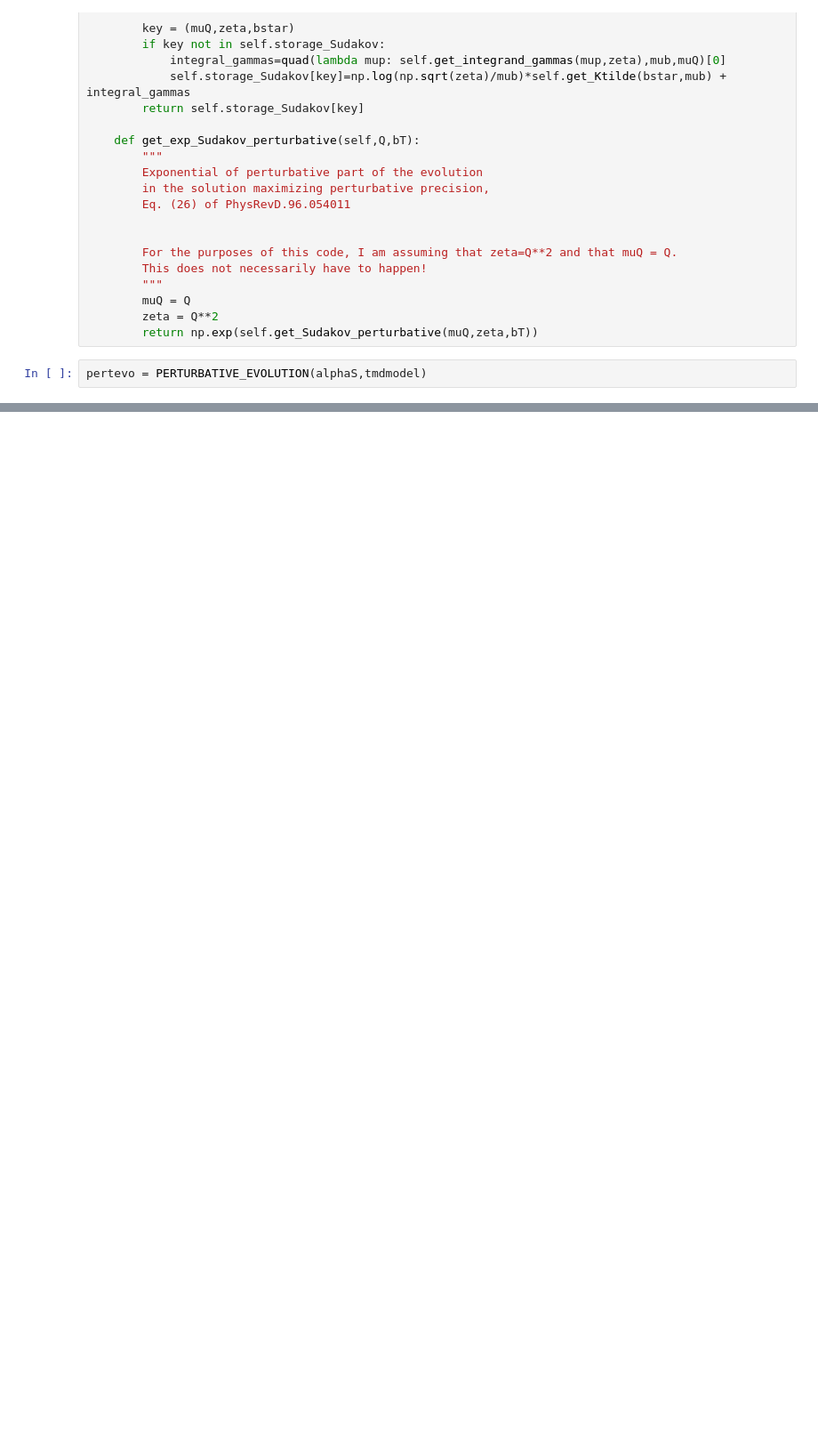
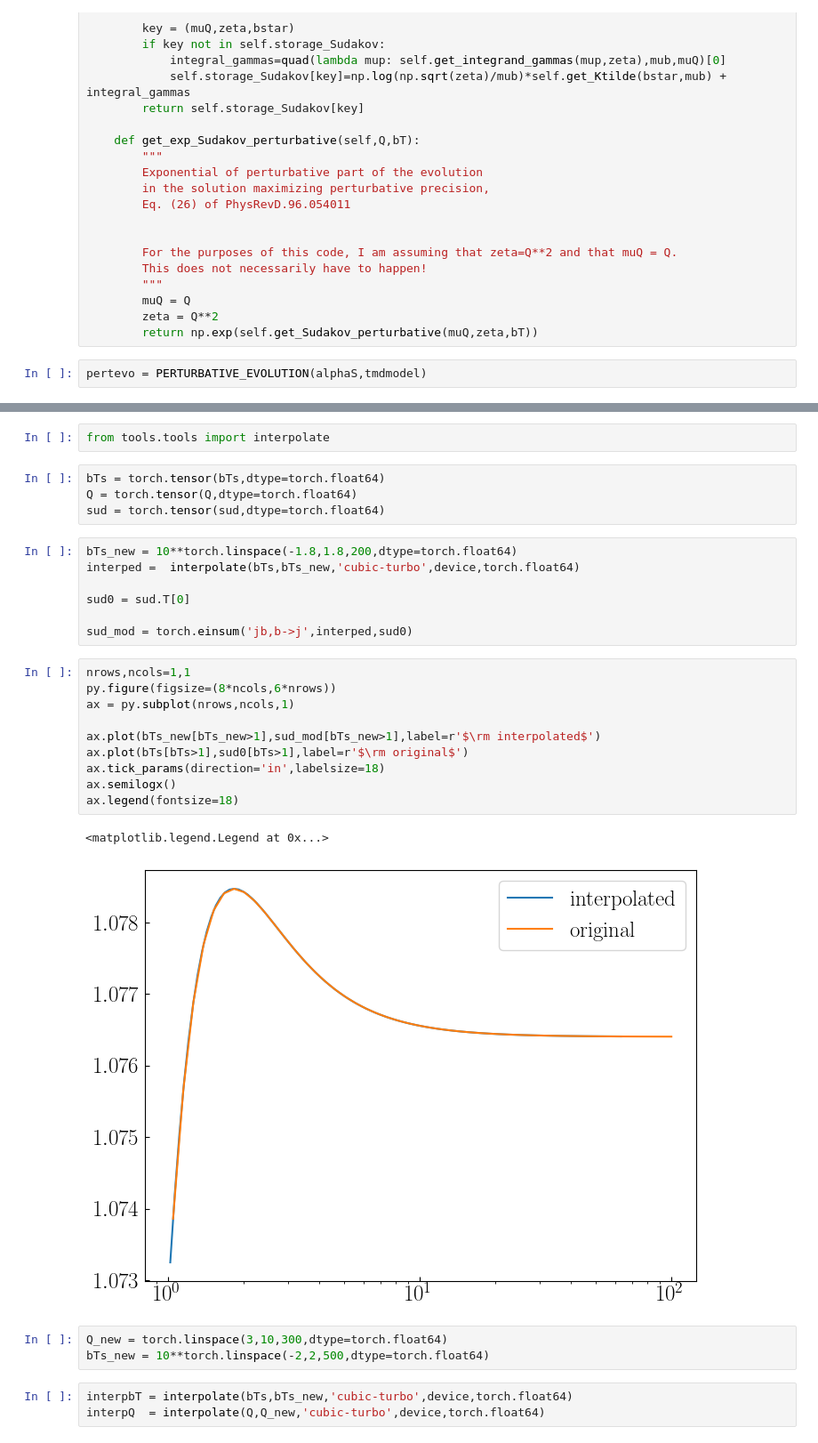
Before and after one commit to quantom-collab/tmd, a Jupyter notebook: OPE_EVO_notorch.ipynb, the cells around one changed output, grey strips where cells are left out. Shown: that part at 89% size. Saved outputs shown, nothing was run; the diff lists cells and outputs as text; blank space fills up the shorter version.

Commit message:
adding interpolator capabilities

```diff
--- a/OPE_EVO_notorch.ipynb
+++ b/OPE_EVO_notorch.ipynb
@@ -700,0 +706,32 @@ ax.tick_params(direction='in',labelsize=18,which='both',axis='both')
+# %%
+from tools.tools import interpolate
+# %%
+bTs = torch.tensor(bTs,dtype=torch.float64)
+Q = torch.tensor(Q,dtype=torch.float64)
+sud = torch.tensor(sud,dtype=torch.float64)
+# %%
+bTs_new = 10**torch.linspace(-1.8,1.8,200,dtype=torch.float64)
+interped =  interpolate(bTs,bTs_new,'cubic-turbo',device,torch.float64)
+
+sud0 = sud.T[0]
+
+sud_mod = torch.einsum('jb,b->j',interped,sud0)
+# %%
+nrows,ncols=1,1
+py.figure(figsize=(8*ncols,6*nrows))
+ax = py.subplot(nrows,ncols,1)
+
+ax.plot(bTs_new[bTs_new>1],sud_mod[bTs_new>1],label=r'$\rm interpolated$')
+ax.plot(bTs[bTs>1],sud0[bTs>1],label=r'$\rm original$')
+ax.tick_params(direction='in',labelsize=18)
+ax.semilogx()
+ax.legend(fontsize=18)
+# %% [output]
+<matplotlib.legend.Legend at 0x...>
+[figure, added]
+# %%
+Q_new = torch.linspace(3,10,300,dtype=torch.float64)
+bTs_new = 10**torch.linspace(-2,2,500,dtype=torch.float64)
+# %%
+interpbT = interpolate(bTs,bTs_new,'cubic-turbo',device,torch.float64)
+interpQ  = interpolate(Q,Q_new,'cubic-turbo',device,torch.float64)
```
Also changed, not shown: parts of 5 cells of this notebook, 1 other file.
